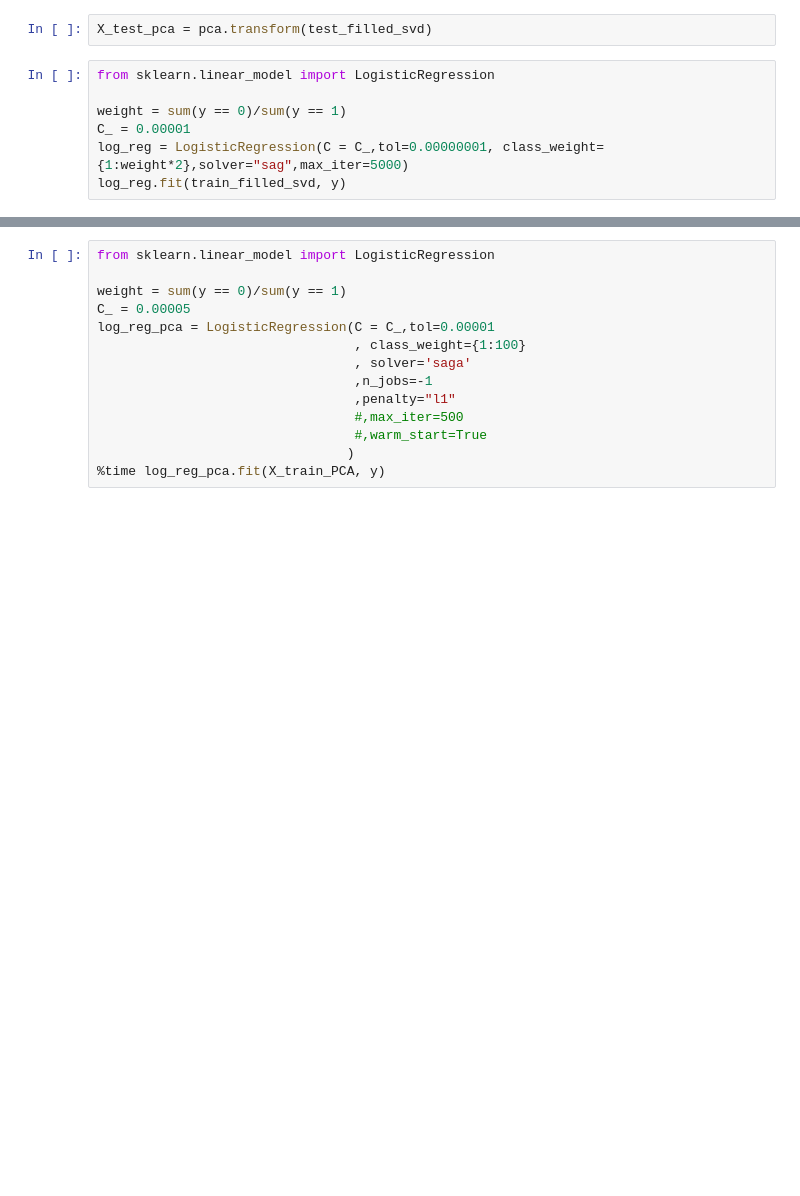
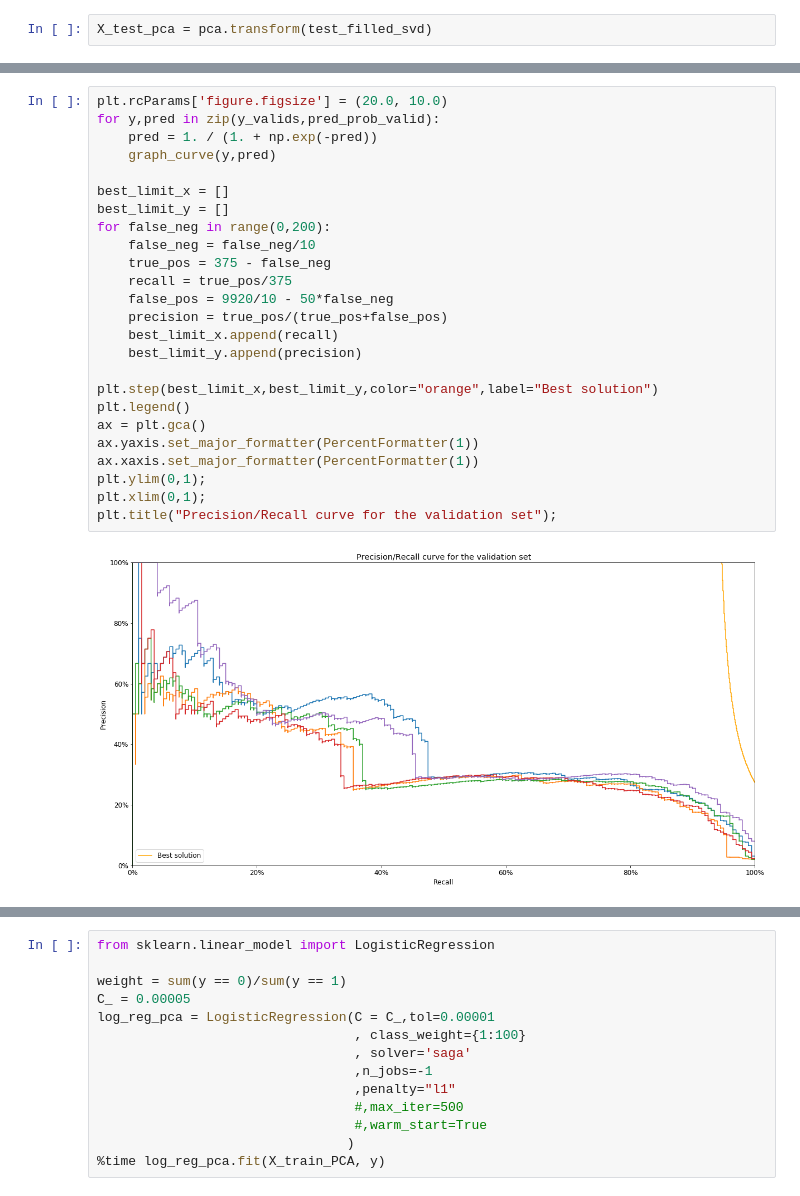
Before and after one commit to percevalve/test, a Jupyter notebook: scania/scania_first_work.ipynb, the cells around one changed output, grey strips where cells are left out. Drawn from its saved outputs; the diff is of its cells as text; blank space fills up the shorter version.

```diff
--- a/scania/scania_first_work.ipynb
+++ b/scania/scania_first_work.ipynb
@@ -865,10 +890,3 @@ pca = PCA(n_components=n_components, whiten=whiten)
 X_train_PCA = pca.fit_transform(train_filled_svd)
 # %%
 X_test_pca = pca.transform(test_filled_svd)
-# %%
-from sklearn.linear_model import LogisticRegression
-
-weight = sum(y == 0)/sum(y == 1)
-C_ = 0.00001
-log_reg = LogisticRegression(C = C_,tol=0.00000001, class_weight={1:weight*2},solver="sag",max_iter=5000)
-log_reg.fit(train_filled_svd, y)
@@ -891,0 +931,27 @@ array([[15168,   457],
+# %%
+plt.rcParams['figure.figsize'] = (20.0, 10.0)
+for y,pred in zip(y_valids,pred_prob_valid):
+    pred = 1. / (1. + np.exp(-pred))
+    graph_curve(y,pred)
+
+best_limit_x = []
+best_limit_y = []
+for false_neg in range(0,200):
+    false_neg = false_neg/10
+    true_pos = 375 - false_neg
+    recall = true_pos/375
+    false_pos = 9920/10 - 50*false_neg
+    precision = true_pos/(true_pos+false_pos)
+    best_limit_x.append(recall)
+    best_limit_y.append(precision)
+
+plt.step(best_limit_x,best_limit_y,color="orange",label="Best solution")
+plt.legend()
+ax = plt.gca()
+ax.yaxis.set_major_formatter(PercentFormatter(1))
+ax.xaxis.set_major_formatter(PercentFormatter(1))
+plt.ylim(0,1);
+plt.xlim(0,1);
+plt.title("Precision/Recall curve for the validation set");
+# %% [output]
+[figure, added]
```
Also changed, not shown: parts of 13 cells of this notebook.
